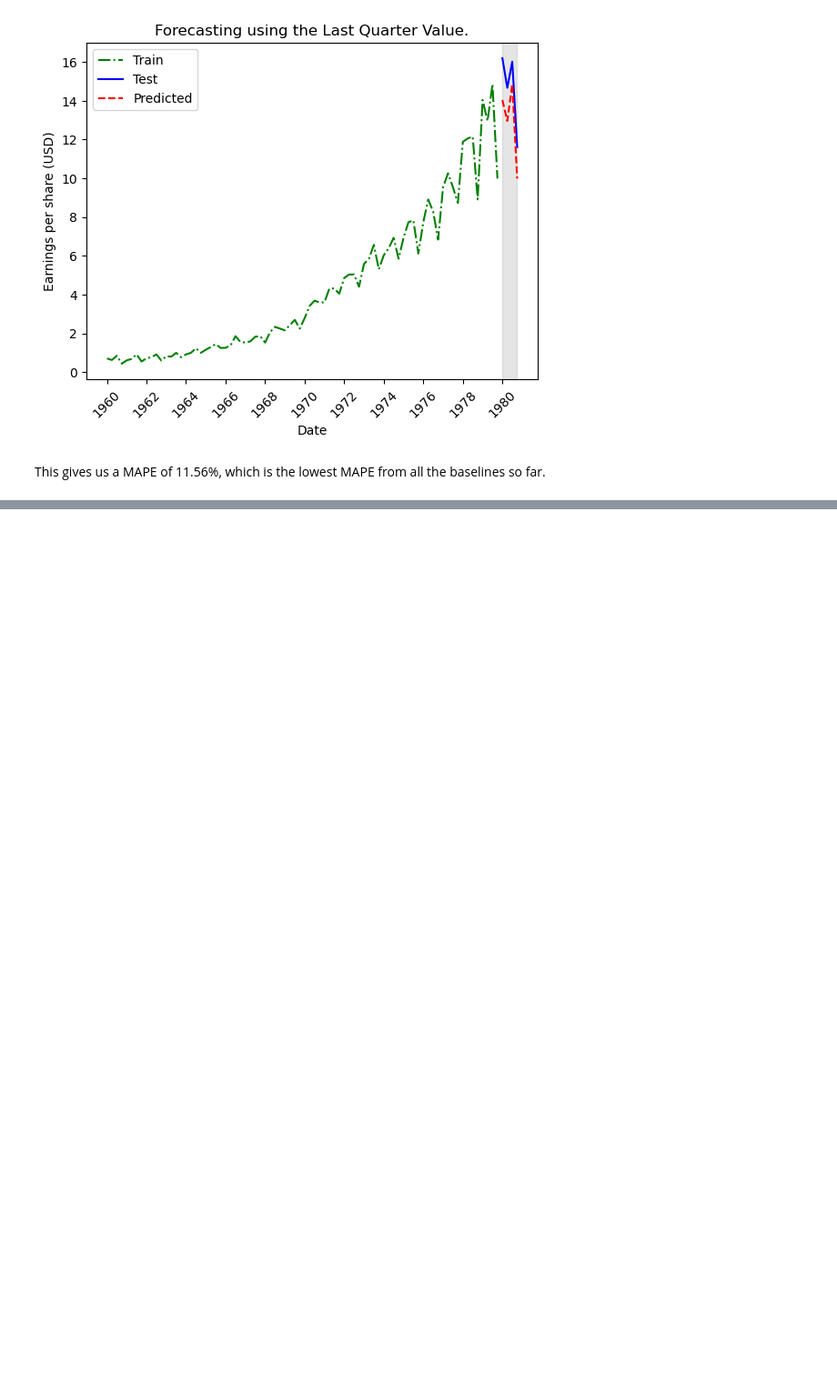
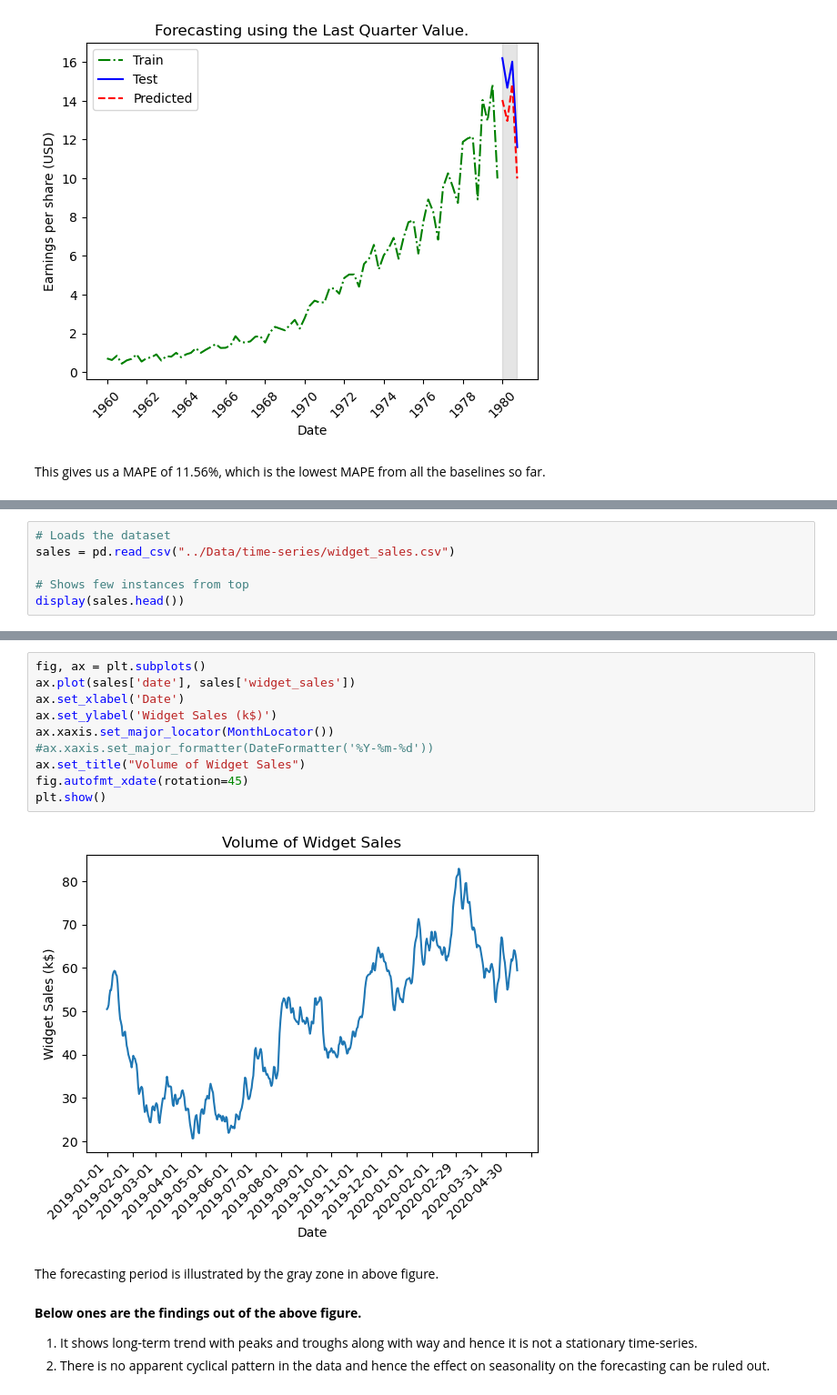
Before and after one commit to PradipKumarDas/Teaching, a Jupyter notebook: 22AML154-Advanced_Machine_Learning/3.1_time-series-forecasting-practical_1.ipynb, the cells around one changed output, grey strips where cells are left out. Shown at 91% size. Drawn from its saved outputs; the diff is of its cells as text; blank space fills up the shorter version.

```diff
--- a/22AML154-Advanced_Machine_Learning/3.1_time-series-forecasting-practical_1.ipynb
+++ b/22AML154-Advanced_Machine_Learning/3.1_time-series-forecasting-practical_1.ipynb
@@ -361,0 +371,6 @@ a baseline model serves as a basis for comparison compare the MAPE from a comple
+# %%
+# Loads the dataset
+sales = pd.read_csv("../Data/time-series/widget_sales.csv")
+
+# Shows few instances from top
+display(sales.head())
@@ -361,0 +412,18 @@ a baseline model serves as a basis for comparison compare the MAPE from a comple
+# %%
+fig, ax = plt.subplots()
+ax.plot(sales['date'], sales['widget_sales'])
+ax.set_xlabel('Date')
+ax.set_ylabel('Widget Sales (k$)')
+ax.xaxis.set_major_locator(MonthLocator())
+#ax.xaxis.set_major_formatter(DateFormatter('%Y-%m-%d'))
+ax.set_title("Volume of Widget Sales")
+fig.autofmt_xdate(rotation=45)
+plt.show()
+# %% [output]
+[figure, added]
+# %% [markdown]
+The forecasting period is illustrated by the gray zone in above figure.
+# %% [markdown]
+**Below ones are the findings out of the above figure.**
+1. It shows long-term trend with peaks and troughs along with way and hence it is not a stationary time-series.
+2. There is no apparent cyclical pattern in the data and hence the effect on seasonality on the forecasting can be ruled out.
```
Also changed, not shown: parts of 60 cells of this notebook, 2 other files.
